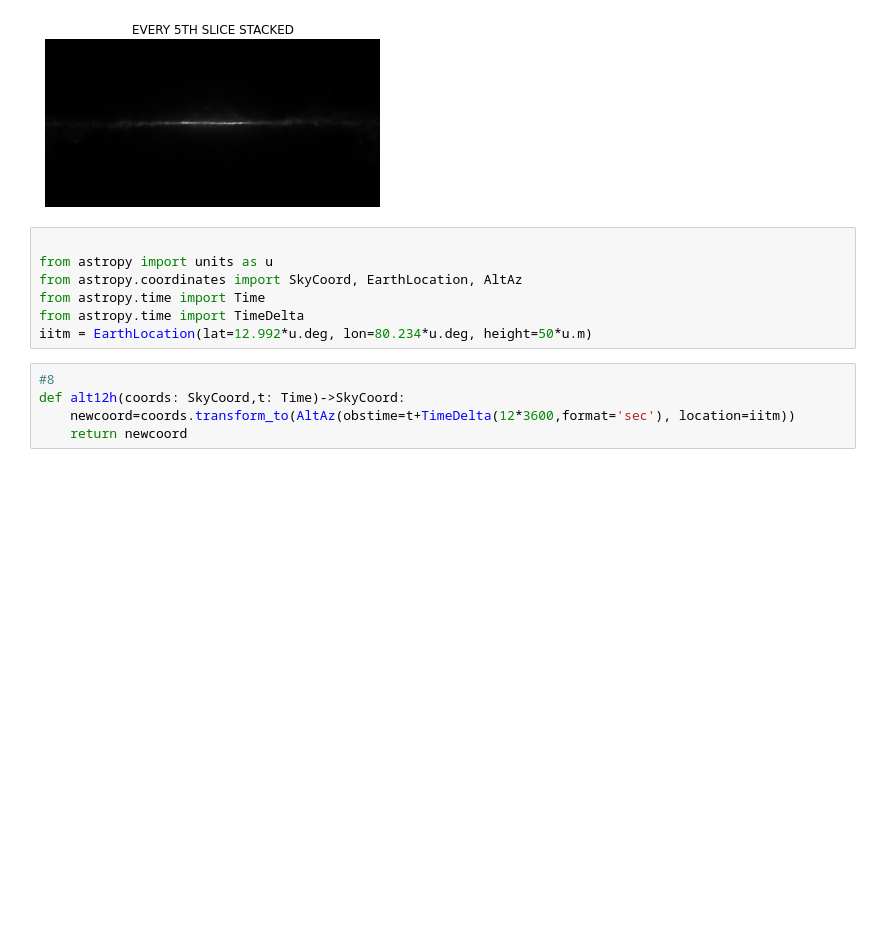
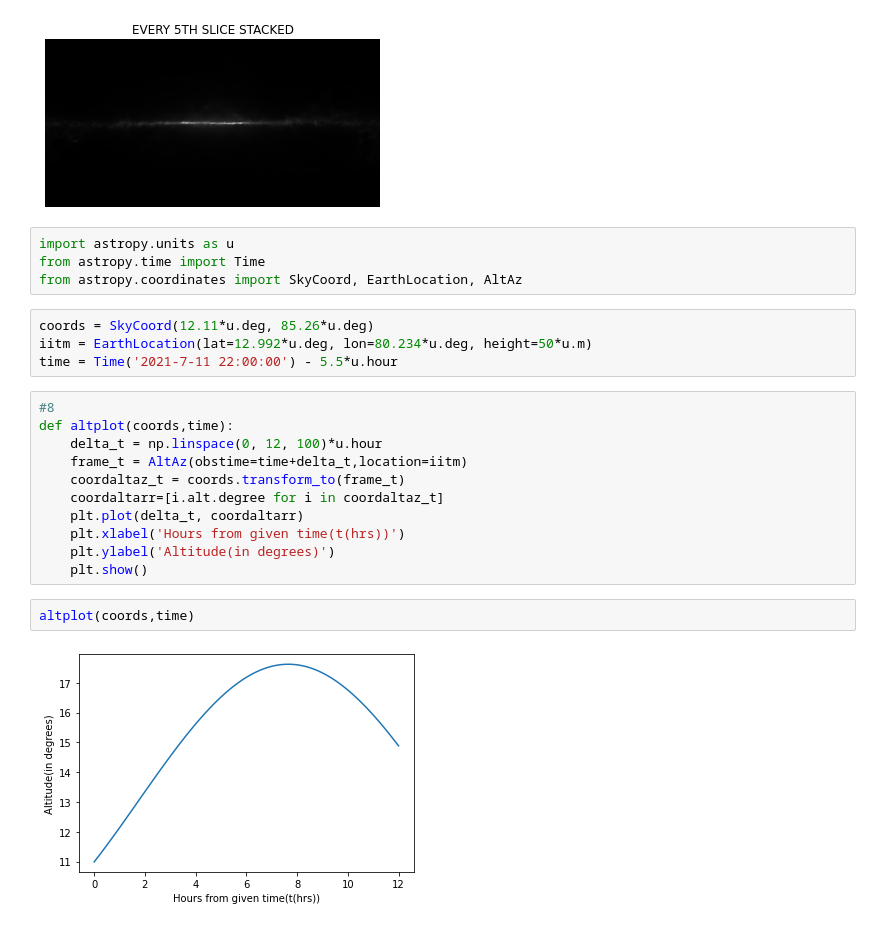
Before and after one commit to RubyGlade/ss21-astronomy-tasks, a Jupyter notebook: tasks/ee20b056.ipynb, the cells around one changed output. Cells and saved outputs as stored; diff of their text form; blank space fills up the shorter version.

```diff
--- a/tasks/ee20b056.ipynb
+++ b/tasks/ee20b056.ipynb
@@ -62,15 +62,26 @@ plt.imshow(imgfin5,cmap='gray',vmin=np.min(imgfin5),vmax=np.max(imgfin5),origin=
 # %% [output]
 <matplotlib.image.AxesImage at 0x...>
 [figure]
-# %%
-
-from astropy import units as u
-from astropy.coordinates import SkyCoord, EarthLocation, AltAz
-from astropy.time import Time
-from astropy.time import TimeDelta
-iitm = EarthLocation(lat=12.992*u.deg, lon=80.234*u.deg, height=50*u.m)
-# %%
-#8
-def alt12h(coords: SkyCoord,t: Time)->SkyCoord:
-    newcoord=coords.transform_to(AltAz(obstime=t+TimeDelta(12*3600,format='sec'), location=iitm))
-    return newcoord
+# %%
+import astropy.units as u
+from astropy.time import Time
+from astropy.coordinates import SkyCoord, EarthLocation, AltAz
+# %%
+coords = SkyCoord(12.11*u.deg, 85.26*u.deg)
+iitm = EarthLocation(lat=12.992*u.deg, lon=80.234*u.deg, height=50*u.m)
+time = Time('2021-7-11 22:00:00') - 5.5*u.hour
+# %%
+#8
+def altplot(coords,time):
+    delta_t = np.linspace(0, 12, 100)*u.hour
+    frame_t = AltAz(obstime=time+delta_t,location=iitm)
+    coordaltaz_t = coords.transform_to(frame_t)
+    coordaltarr=[i.alt.degree for i in coordaltaz_t]
+    plt.plot(delta_t, coordaltarr)
+    plt.xlabel('Hours from given time(t(hrs))')
+    plt.ylabel('Altitude(in degrees)')
+    plt.show()
+# %%
+altplot(coords,time)
+# %% [output]
+[figure, added]
```
